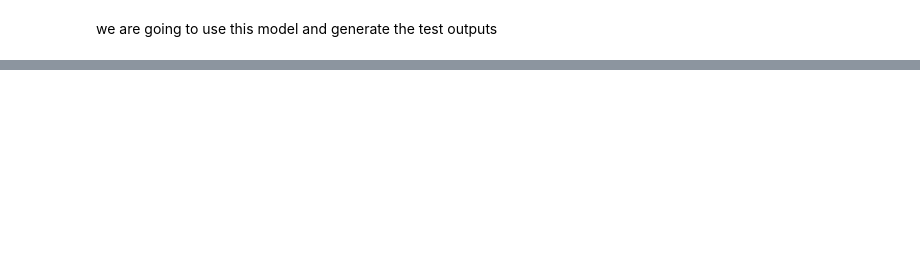
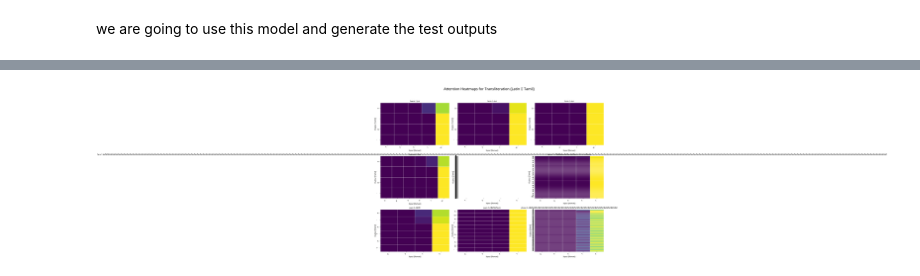
Before and after one commit to Hemnath0075/da6401-assignment3, a Jupyter notebook: assignment_3.ipynb, the cells around one changed output, grey strips where cells are left out. Saved outputs shown, nothing was run; the diff lists cells and outputs as text; code cells hidden in the pictures; blank space fills up the shorter version.

```diff
--- a/assignment_3.ipynb
+++ b/assignment_3.ipynb
@@ -460,11 +445,11 @@ test_dataset = TransliterationDataset(test_path, roman2idx, devanagari2idx, max_
 test_loader = DataLoader(test_dataset, batch_size=1, shuffle=False, collate_fn=collate_batch)
 
 
-checkpoint = torch.load("/mnt/e_disk/ch24s016/da6401_assignment3/trained_models/model_honest-sweep-7.pt", map_location=device)
+checkpoint = torch.load("/mnt/e_disk/ch24s016/da6401_assignment3/trained_models/model_crisp-sweep-1.pt", map_location=device)
 
 # print(checkpoint)?
-embed_size = 32
-hidden_size = 128
+embed_size = 64
+hidden_size = 256
 num_layers = 1
 cell_type = 'LSTM'
 
@@ -506,8 +491,9 @@ def predict(model, input_str, roman2idx, idx2devanagari, max_len=32):
     # Convert indices back to characters
     return ''.join([idx2devanagari[i] for i in output_tokens])
 
+
 # --- Transliterate test set and write predictions ---
-output_file = "prediction_attention.tsv"
+output_file = "predictions_vanilla.tsv"
 with open(test_path, 'r', encoding='utf-8') as f_in, open(output_file, 'w', encoding='utf-8') as f_out:
     for line in f_in:
         parts = line.strip().split('\t')
@@ -523,0 +1534,82 @@ Predictions written to prediction_attention.tsv
+# %%
+import torch
+import numpy as np
+import matplotlib.pyplot as plt
+import seaborn as sns
+import matplotlib.font_manager as fm
+
+# Load Tamil font
+tamil_font_path = "/mnt/e_disk/DA6401_Assignment3/NotoSansTamil-VariableFont_wdth,wght.ttf"
+tamil_font = fm.FontProperties(fname=tamil_font_path)
+
+# Reverse map
+idx2roman = {v: k for k, v in roman2idx.items()}
+
+# Function to get prediction + attention
+def predict_with_attention(model, input_str, roman2idx, idx2devanagari, devanagari2idx, device=device, max_len=1024):
+    model.eval()
+    input_idxs = [roman2idx.get(c, roman2idx["<unk>"]) for c in input_str]
+    input_tensor = torch.tensor(input_idxs, dtype=torch.long).unsqueeze(0).to(device)
+
+    with torch.no_grad():
+        encoder_outputs, hidden = model.encoder(input_tensor)
+        input_dec = torch.tensor([[devanagari2idx["<sos>"]]], dtype=torch.long).to(device)
+
+        output_tokens = []
+        attentions = []
+
+        for _ in range(max_len):
+            output, hidden, attn_weights = model.decoder(input_dec, hidden, encoder_outputs)
+            top1 = output.argmax(1).item()
+            if top1 == devanagari2idx["<eos>"]:
+                break
+            output_tokens.append(top1)
+            attentions.append(attn_weights.squeeze(0))  # (src_len,)
+            input_dec = torch.tensor([[top1]], dtype=torch.long).to(device)
+
+    output_str = ''.join([idx2devanagari[i] for i in output_tokens])
+    attention_matrix = torch.stack(attentions, dim=0)  # (tgt_len, src_len)
+
+    return output_str, attention_matrix
+
+# Prepare to collect 9 test samples
+samples = []
+for batch in test_loader:
+    if len(samples) >= 9:
+        break
+    input_tensor, _ = batch
+    input_indices = input_tensor[0].tolist()
+    input_str = ''.join([idx2roman[i] for i in input_indices if i != roman2idx["<pad>"]])
+
+    output_str, attn_weights = predict_with_attention(model, input_str, roman2idx, idx2devanagari, devanagari2idx)
+
+    samples.append((input_str, output_str, attn_weights))
+
+# Plot 3×3 grid
+fig, axes = plt.subplots(3, 3, figsize=(18, 14))
+fig.suptitle("Attention Heatmaps for Transliteration (Latin → Tamil)", fontsize=20, fontproperties=tamil_font)
+
+for i, (input_str, output_str, attn_weights) in enumerate(samples):
+    row = i // 3
+    col = i % 3
+    ax = axes[row][col]
+
+    sns.heatmap(attn_weights.cpu().numpy(),
+                xticklabels=list(input_str),
+                yticklabels=list(output_str),
+                cmap='viridis',
+                linewidths=0.5,
+                ax=ax,
+                cbar=False)
+
+    ax.set_xlabel("Input (Roman)", fontproperties=tamil_font)
+    ax.set_ylabel("Output (Tamil)", fontproperties=tamil_font)
+    ax.set_title(f"{input_str} → {output_str}", fontproperties=tamil_font)
+
+    ax.set_xticklabels(ax.get_xticklabels(), fontproperties=tamil_font, rotation=45, ha="right")
+    ax.set_yticklabels(ax.get_yticklabels(), fontproperties=tamil_font)
+
+plt.tight_layout(rect=[0, 0.03, 1, 0.95])
+plt.show()
+# %% [output]
+[figure, added]
```
Also changed, not shown: parts of 23 cells of this notebook, 10 other files.
